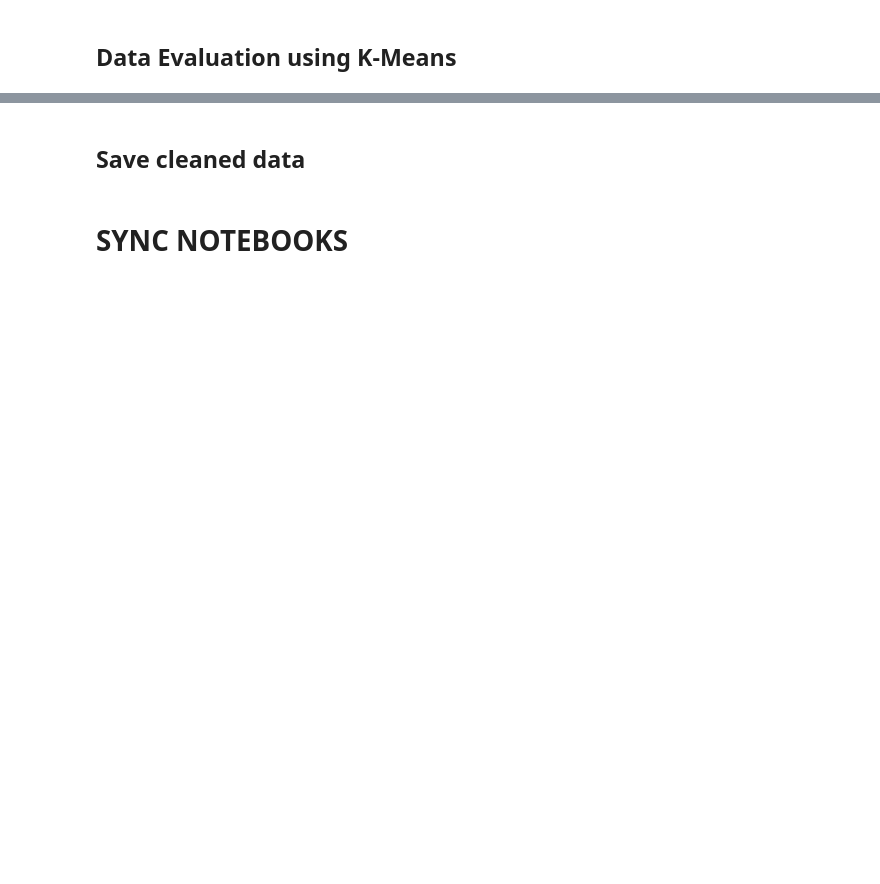
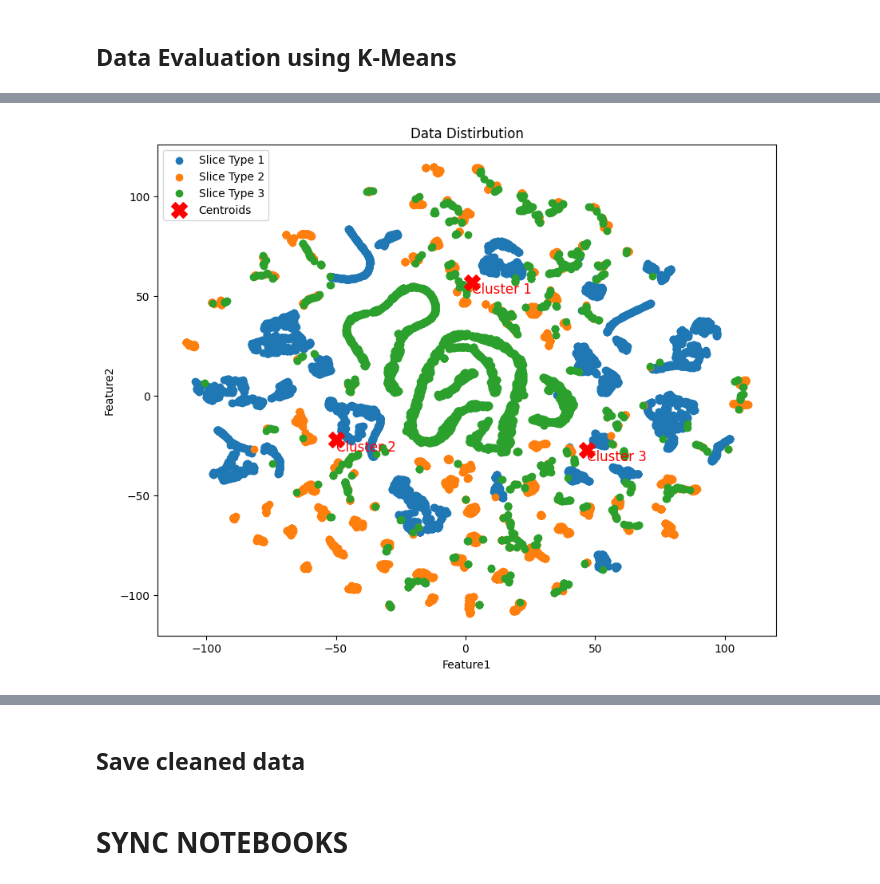
Before and after one commit to sujeshpadhi91/Network-Slicing-with-ML, a Jupyter notebook: Notebooks/Exp10 - Data_Preprocessing.ipynb, the cells around one changed output, grey strips where cells are left out. Cells and saved outputs as stored; diff of their text form; code cells hidden in the pictures; blank space fills up the shorter version.

```diff
--- a/Notebooks/Exp10 - Data_Preprocessing.ipynb
+++ b/Notebooks/Exp10 - Data_Preprocessing.ipynb
@@ -453,7 +690,4 @@ plt.show()
 # %%
-X = data.drop(columns=['slice Type'])
-y = data['slice Type']
-
 # Create a KMeans model
 kmeans = KMeans(n_clusters=3, random_state=42)
 
@@ -464,5 +698,15 @@ kmeans.fit(X)
 labels = kmeans.labels_
 labels_aligned = labels + 1
 
+# Get cluster centroids
+centroids = kmeans.cluster_centers_
+
 actual_label = y
 predicted_label = labels_aligned
+# %%
+if use_tsne == 1:
+  # Map cluster labels to X data points
+  X_with_actual_label = pd.DataFrame({'Feature1': X[:, 0], 'Feature2': X[:, 1], 'slice Type': actual_label})
+else:
+  X_with_actual_label = data
+X_with_actual_label
@@ -469,3 +727,25 @@ predicted_label = labels_aligned
+# %%
+# Plot the scatter plot with different colors for each cluster
+plt.figure(figsize=(10, 8))
+for cluster in range(1, len(np.unique(actual_label))+1):
+    cluster_data = X_with_actual_label[X_with_actual_label['slice Type'] == cluster]
+    plt.scatter(cluster_data.iloc[:, 0], cluster_data.iloc[:, 1], label=f'Slice Type {cluster}')
+
+# Plot centroids
+# centroids_temp = scaler.transform(centroids)
+centroids_temp = centroids
+plt.scatter(centroids_temp[:, 0], centroids_temp[:, 1], marker='X', s=200, c='red', label='Centroids')
+
+for i, centroid in enumerate(centroids_temp):
+    plt.text(centroid[0], centroid[1], f'Cluster {i+1}', color='red', fontsize=12, ha='left', va='top')
+
+plt.title('Data Distirbution')
+plt.xlabel(X_with_actual_label.columns[0])
+plt.ylabel(X_with_actual_label.columns[1])
+plt.legend(loc='upper left')
+plt.show()
+# %% [output]
+[figure, added]
 # %%
 # Performance Metrics
 print("Silhouette Score", metrics.silhouette_score(X, predicted_label))
```
Also changed, not shown: parts of 39 cells of this notebook.
